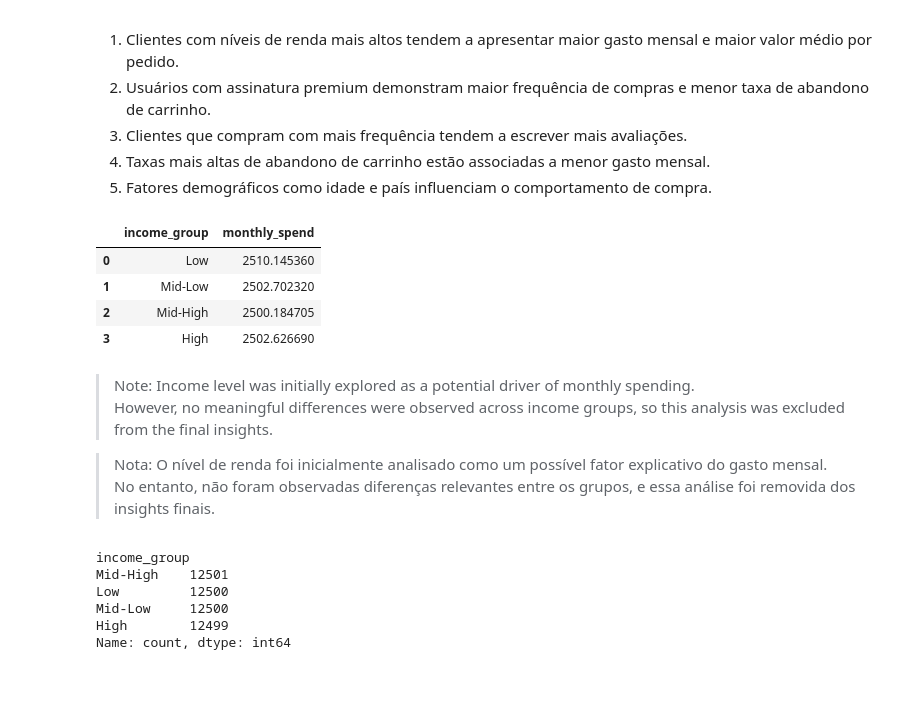
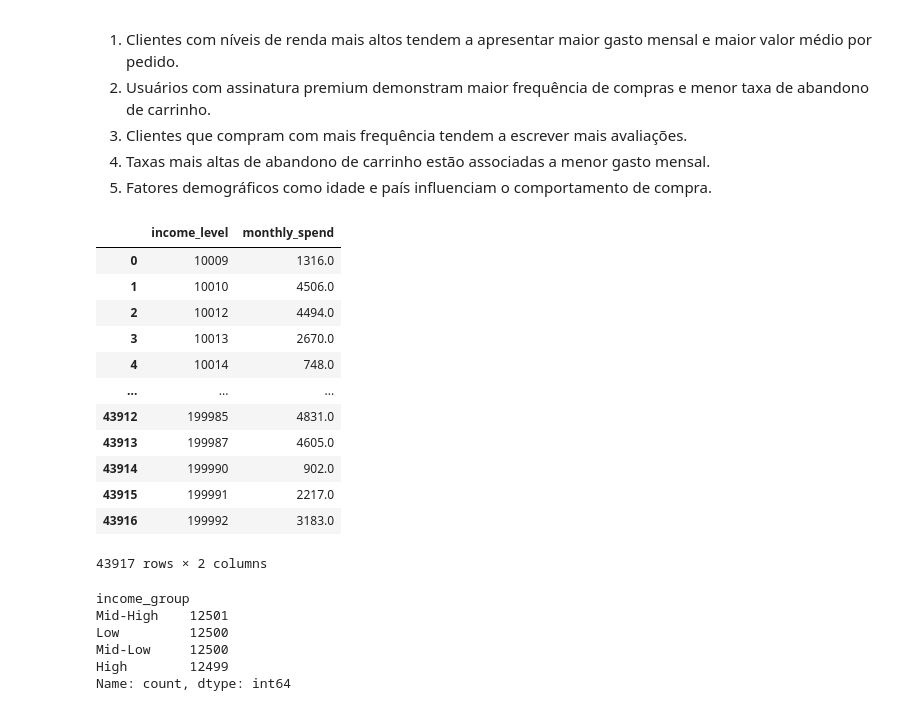
Before and after one commit to jenifercosta9/data-science-portifolio, a Jupyter notebook: 01_customer_churn_analysis/notebooks/01_exploratory_analysis.ipynb, the cells around one changed output. Saved outputs shown, nothing was run; the diff lists cells and outputs as text; code cells hidden in the pictures; blank space fills up the shorter version.

Commit message:
Análise E-commerce: EDA + ML Churn

```diff
--- a/01_customer_churn_analysis/notebooks/01_exploratory_analysis.ipynb
+++ b/01_customer_churn_analysis/notebooks/01_exploratory_analysis.ipynb
@@ -28,0 +24,3 @@ df_sample.shape
+# %%
+dfsample = df.sample(frac=0.05, random_state=42)  # MESMO sample anterior
+print(f"✅ Sample recriado: {dfsample.shape}")
@@ -170,6 +170,8 @@ Com base no dataset e nos grupos de variáveis, as seguintes hipóteses irão or
 3. Clientes que compram com mais frequência tendem a escrever mais avaliações.
 4. Taxas mais altas de abandono de carrinho estão associadas a menor gasto mensal.
 5. Fatores demográficos como idade e país influenciam o comportamento de compra.
+# %%
+df_sample = dfsample
 # %%
 analysis_df = df_sample[
     [
@@ -184,25 +186,26 @@ analysis_df = df_sample[
 # %%
 income_grouped = (
     analysis_df
-    .groupby("income_group")["monthly_spend"]
+    .groupby("income_level")["monthly_spend"]
     .mean()
     .reset_index()
 )
 
 income_grouped
 # %% [output]
-|  | income_group | monthly_spend |
-| 0 | Low | 2510.145360 |
-| 1 | Mid-Low | 2502.702320 |
-| 2 | Mid-High | 2500.184705 |
-| 3 | High | 2502.626690 |
+|  | income_level | monthly_spend |
+| 0 | 10009 | 1316.0 |
+| 1 | 10010 | 4506.0 |
+| 2 | 10012 | 4494.0 |
+| 3 | 10013 | 2670.0 |
+| 4 | 10014 | 748.0 |
+| ... | ... | ... |
+| 43912 | 199985 | 4831.0 |
+| 43913 | 199987 | 4605.0 |
+| 43914 | 199990 | 902.0 |
+| 43915 | 199991 | 2217.0 |
+| 43916 | 199992 | 3183.0 |
+43917 rows × 2 columns
-# %% [markdown]
-> Note: Income level was initially explored as a potential driver of monthly spending.
-> However, no meaningful differences were observed across income groups, so this analysis was excluded from the final insights.
-
-
-> Nota: O nível de renda foi inicialmente analisado como um possível fator explicativo do gasto mensal.
-> No entanto, não foram observadas diferenças relevantes entre os grupos, e essa análise foi removida dos insights finais.
 # %%
 income_bins = [0, 25, 50, 75, 100]
 income_labels = ["Low", "Mid-Low", "Mid-High", "High"]
```
Also changed, not shown: parts of 6 cells of this notebook, 2 other files.
